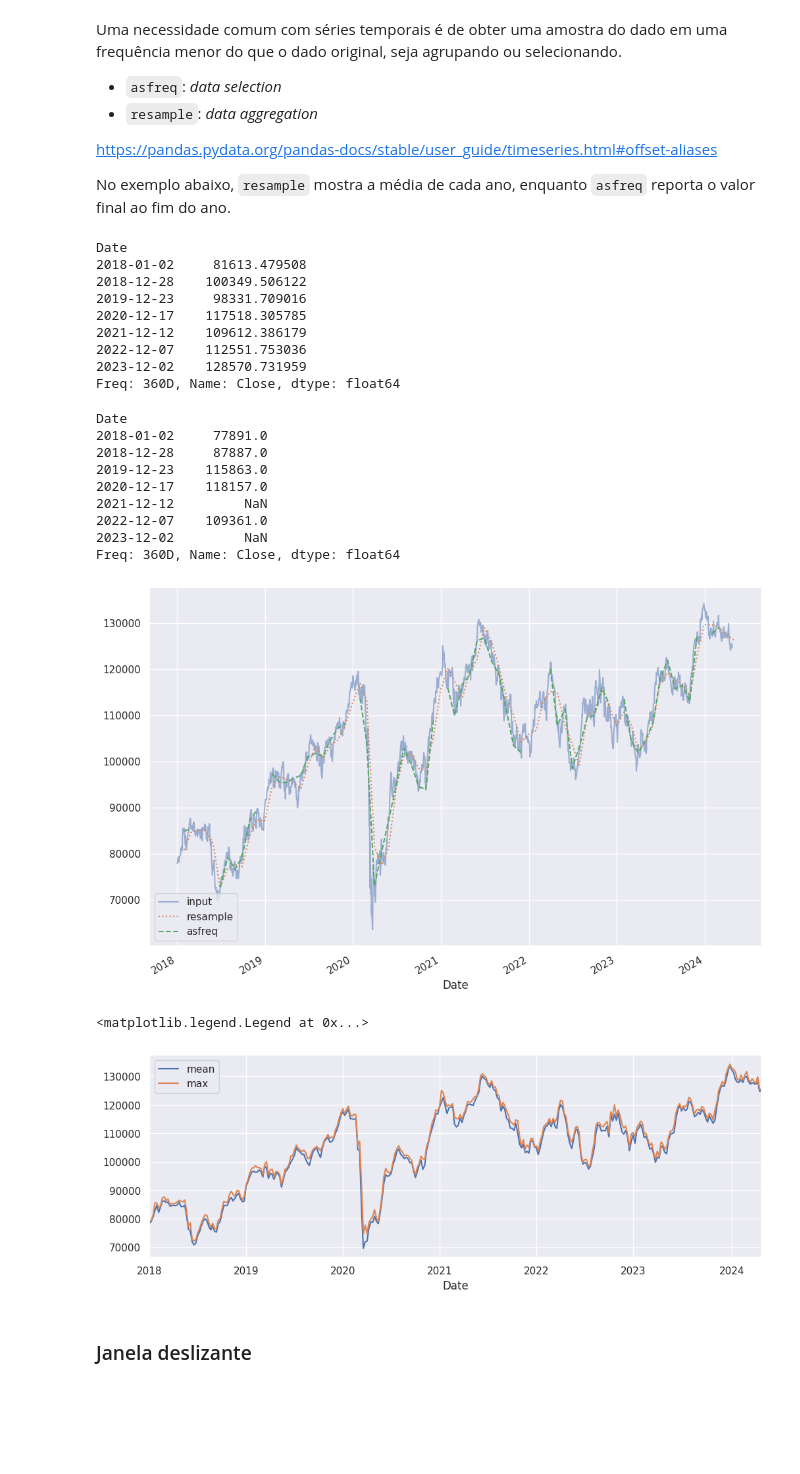
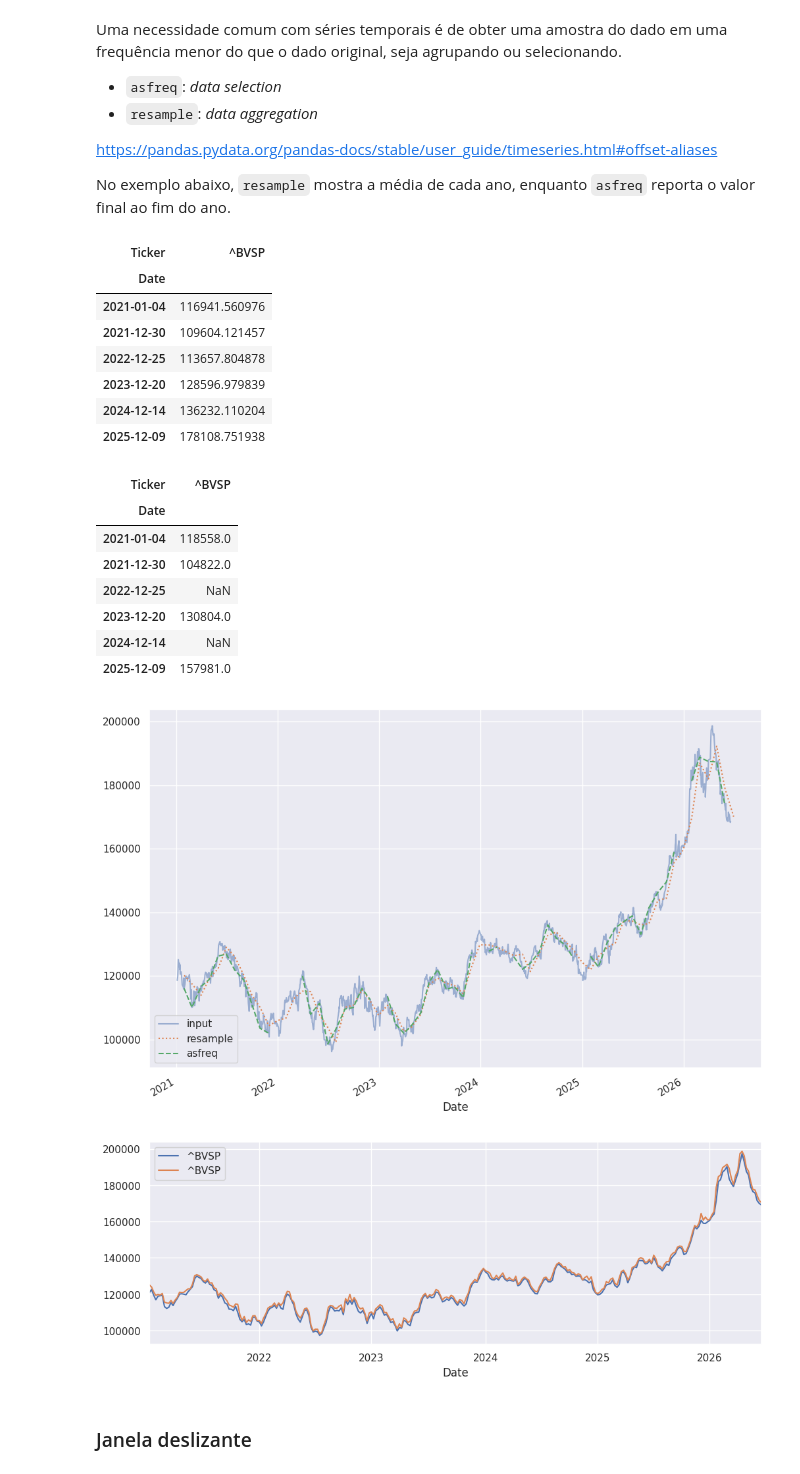
Before and after one commit to ProfLuciano/cd, a Jupyter notebook: notebooks/time_series.ipynb, the cells around one changed output. Drawn from its saved outputs; the diff is of its cells as text; code cells hidden in the pictures; blank space fills up the shorter version.

```diff
--- a/notebooks/time_series.ipynb
+++ b/notebooks/time_series.ipynb
@@ -160,10 +160,9 @@ DatetimeIndex(['2018-07-02 00:00:00', '2018-07-02 00:00:01',
 # %%
 from pandas_datareader import data as pdr
 import yfinance as yf
-yf.pdr_override()
-start_date = datetime(2018, 1, 1)
-end_date = datetime(2024, 4, 25)
-df = pdr.get_data_yahoo("^BVSP", start=start_date, end=end_date)
+start_date = datetime(2021, 1, 1)
+end_date = datetime(2026, 6, 20)
+df = yf.download("^BVSP", start=start_date, end=end_date)
 df.index = pd.to_datetime(df.index) # indice nao vem como datetime
 df.tail()
 # %% [output]
@@ -200,43 +201,42 @@ No exemplo abaixo, `resample` mostra a média de cada ano, enquanto `asfreq` rep
 # %%
 data.resample('360D').mean()
 # %% [output]
-Date
-2018-01-02     81613.479508
-2018-12-28    100349.506122
-2019-12-23     98331.709016
-2020-12-17    117518.305785
-2021-12-12    109612.386179
-2022-12-07    112551.753036
-2023-12-02    128570.731959
-Freq: 360D, Name: Close, dtype: float64
+| Ticker | ^BVSP |
+| Date |  |
+| 2021-01-04 | 116941.560976 |
+| 2021-12-30 | 109604.121457 |
+| 2022-12-25 | 113657.804878 |
+| 2023-12-20 | 128596.979839 |
+| 2024-12-14 | 136232.110204 |
+| 2025-12-09 | 178108.751938 |
 # %%
 data.asfreq('360D')
 # %% [output]
-Date
-2018-01-02     77891.0
-2018-12-28     87887.0
-2019-12-23    115863.0
-2020-12-17    118157.0
-2021-12-12         NaN
-2022-12-07    109361.0
-2023-12-02         NaN
-Freq: 360D, Name: Close, dtype: float64
+| Ticker | ^BVSP |
+| Date |  |
+| 2021-01-04 | 118558.0 |
+| 2021-12-30 | 104822.0 |
+| 2022-12-25 | NaN |
+| 2023-12-20 | 130804.0 |
+| 2024-12-14 | NaN |
+| 2025-12-09 | 157981.0 |
 # %%
 plt.figure(figsize=(12, 8))
-data["2018":].plot(alpha=0.5, style='-')
-data.resample('BM').mean().plot(style=':')
-data.asfreq('BM').plot(style='--');
-plt.legend(['input', 'resample', 'asfreq'], loc='lower left');
+data["2018":].plot(alpha=0.5, style='-', ax=plt.gca())
+data.resample('BME').mean().plot(style=':', ax=plt.gca())
+data.asfreq('BME').plot(style='--', ax=plt.gca())
+plt.legend(['input', 'resample', 'asfreq'], loc='lower left')
+plt.show()
 # %% [output]
-[figure, old version]
+[figure, new version]
 # %%
-plt.figure(figsize=(12, 4))
-data.resample("W").mean().plot(label='mean')
-data.resample("W").max().plot(label='max')
-plt.legend()
+fig, ax = plt.subplots(figsize=(12, 4))
+data.resample("W").mean().plot(label='mean', ax=ax)
+data.resample("W").max().plot(label='max', ax=ax)
+ax.legend()
+plt.show()
 # %% [output]
-<matplotlib.legend.Legend at 0x...>
-[figure, old version]
+[figure, new version]
 # %% [markdown]
 ### Janela deslizante
 # %% [markdown]
```
Also changed, not shown: parts of 17 cells of this notebook.
